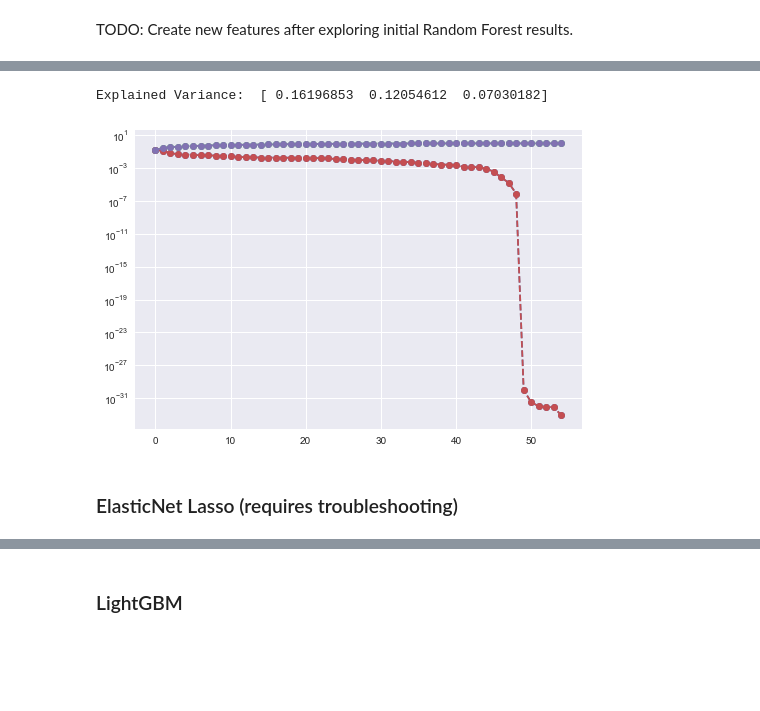
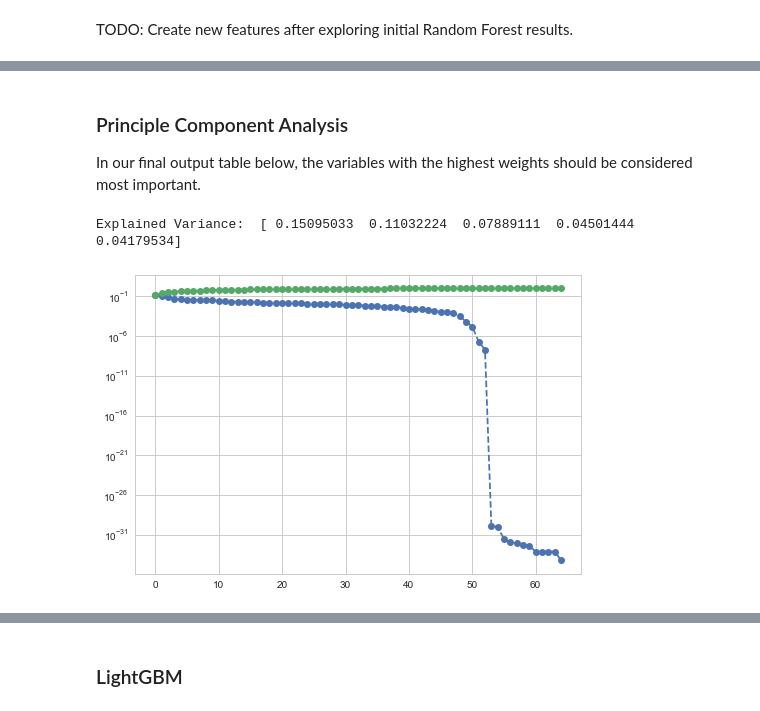
Before and after one commit to hyohong/Learning_AnalyticsFellow, a Jupyter notebook: Predicting_Home_Prices_for_Zillow.ipynb, the cells around one changed output, grey strips where cells are left out. Drawn from its saved outputs; the diff is of its cells as text; code cells hidden in the pictures; blank space fills up the shorter version.

```diff
--- a/Predicting_Home_Prices_for_Zillow.ipynb
+++ b/Predicting_Home_Prices_for_Zillow.ipynb
@@ -340,2 +416,27 @@ ElasticNetCV(alphas=None, copy_X=True, cv=None, eps=0.001, fit_intercept=True,
+# %%
+#life of property
+X['N-life'] = 2018 - X['yearbuilt']
+
+#Does property have a garage, pool or hot tub and AC?
+X['N-GarPoolAC'] = ((X['garagecarcnt']>0) & (X['pooltypeid10']>0) & (X['airconditioningtypeid']!=5))*1
+
+X["N-location"] = X["latitude"] + X["longitude"]
+X["N-location-2"] = X["latitude"]*X["longitude"]
+X["N-location-2round"] = X["N-location-2"].round(-4)
+
+X["N-latitude-round"] = X["latitude"].round(-4)
+X["N-longitude-round"] = X["longitude"].round(-4)
+
+#Number of properties in the zip
+zip_count = X['regionidzip'].value_counts().to_dict()
+X['N-zip_count'] = X['regionidzip'].map(zip_count)
+
+#Number of properties in the city
+city_count = X['regionidcity'].value_counts().to_dict()
+X['N-city_count'] = X['regionidcity'].map(city_count)
+
+#Number of properties in the city
+region_count = X['regionidcounty'].value_counts().to_dict()
+X['N-county_count'] = X['regionidcounty'].map(city_count)
 # %% [markdown]
 TODO: Create new features after exploring initial Random Forest results.
@@ -344,6 +457,9 @@ TODO: Create new features after exploring initial Random Forest results.
 # %%
 # Scale features
 scaler = StandardScaler()
+X = X.fillna(0)
+X_s = scaler.fit_transform(X)
+y_s = scaler.fit_transform(y.values.reshape(-1, 1))
 
-X_s = scaler.fit_transform(X)
-y_s = scaler.fit_transform(y)
+# Split into test / training
+X_train, X_test, y_train, y_test = train_test_split(X_s, y_s, test_size=0.2, random_state=7)
@@ -371,21 +479,23 @@ y_encoded = lab_enc.fit_transform(y_s)
+# %% [markdown]
+### Principle Component Analysis
+In our final output table below, the variables with the highest weights should be considered most important.
 # %%
 from sklearn.decomposition import PCA
 
 # Extract features
-pca = PCA(n_components=3)
+pca = PCA(n_components=5)
 fit = pca.fit(X_s)
 # Summarize components
 print("Explained Variance: ", fit.explained_variance_ratio_)
 # %% [output]
-Explained Variance:  [ 0.16196853  0.12054612  0.07030182]
+Explained Variance:  [ 0.15095033  0.11032224  0.07889111  0.04501444  0.04179534]
 # %%
 # Visualize results
 pca_viz = PCA().fit(X_s);
 
-plt.semilogy(pca_viz.explained_variance_ratio_, '--o');
-plt.semilogy(pca_viz.explained_variance_ratio_.cumsum(), '--o');
-plt.show()
+with plt.style.context('seaborn-whitegrid'):
+    plt.semilogy(pca_viz.explained_variance_ratio_, '--o');
+    plt.semilogy(pca_viz.explained_variance_ratio_.cumsum(), '--o');
+    plt.show()
 # %% [output]
-[figure, old version]
+[figure, new version]
-# %% [markdown]
-### ElasticNet Lasso (requires troubleshooting)
```
Also changed, not shown: parts of 87 cells of this notebook.
